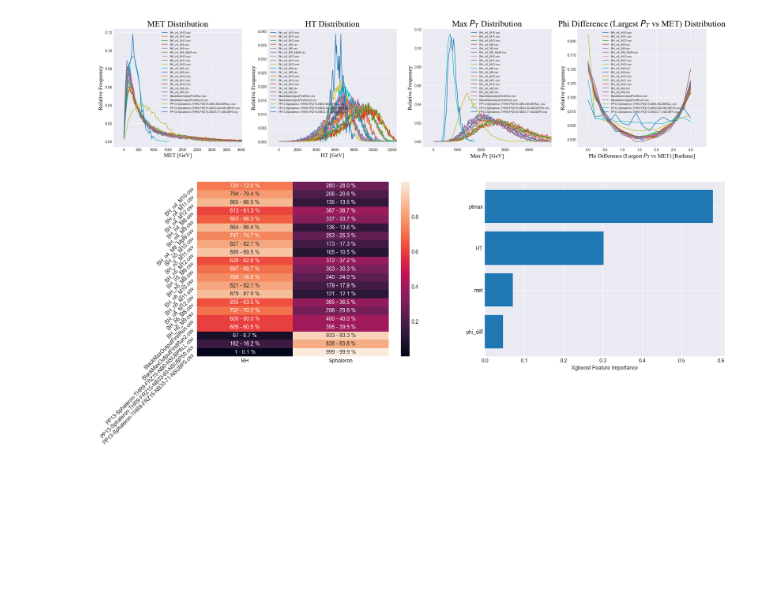
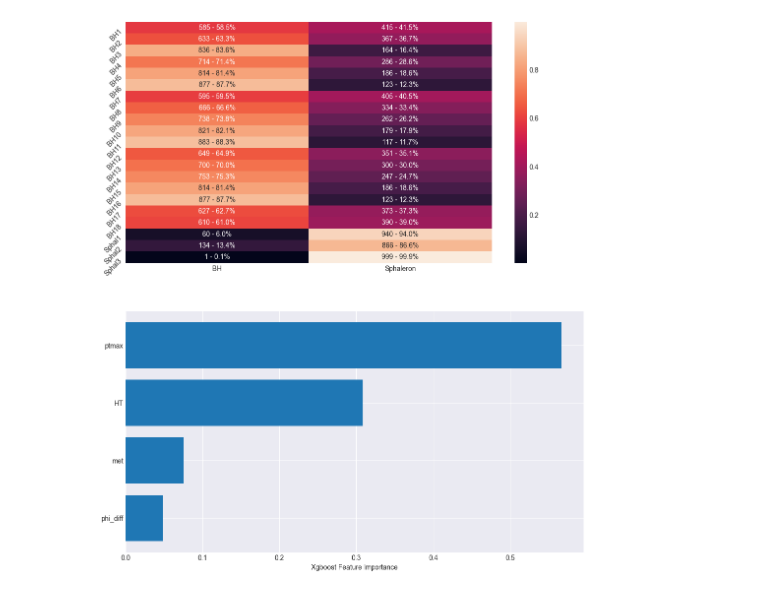
Before and after one commit to Zethrun/Phys117, a Jupyter notebook: Markus/Hub/XGBoost/XGBoostML.ipynb, the cells around one changed output. Cells and saved outputs as stored; diff of their text form; code cells hidden in the pictures; blank space fills up the shorter version.

```diff
--- a/Markus/Hub/XGBoost/XGBoostML.ipynb
+++ b/Markus/Hub/XGBoost/XGBoostML.ipynb
@@ -277,33 +281,32 @@ def model(dataframes_input, filenames_input, folders, combine):
 # %%
 data_path = work_dir + "/Markus/Hub/VariableData/"
-model_dataframes = dataframe_retriever(data_path, data_variables)
+folder_dataframes = dataframe_retriever(data_path, data_variables)
 
 combine_data = False
-# data_path = work_dir + "/Markus/Hub/Efficiencies/EfficiencyData/"
-# eff_dataframes_input = eff_retriever(data_path, combine_data)
+data_path = work_dir + "/Markus/Hub/Efficiencies/EfficiencyData/"
+eff_dataframes_input = eff_retriever(data_path, combine_data)
 
 if not combine_data:
     try:
         remove_index = folders.index("Background")
         folders = remover(folders, remove_index)
-        model_dataframes = remover(model_dataframes, remove_index)
+        folder_dataframes = remover(folder_dataframes, remove_index)
     except:
         pass
 # %%
 from Plotter import plotter
 from random import sample
 
-data_variables = ["met", "HT", "ptmax", "phi_diff"]
-model_dataframes = [[(dropper(dataframe[0], data_variables), dataframe[1]) for dataframe in dataframes] for dataframes in model_dataframes]
+data_variables = ["HT", "met", "phi_diff", "ptmax"]
 
 file_amounts = [["BH_n4_M12.csv", "BH_n5_M12.csv", "BH_n6_M12.csv"], ["PP13-Sphaleron-THR9-FRZ15-NB0-NSUBPALL.csv"]]
-model_dataframes_input = sampler(model_dataframes, file_amounts)
-filenames_input = [[dataframe[1] for dataframe in dataframes] for dataframes in model_dataframes_input]
-dataframes_input = [[dataframe[0] for dataframe in dataframes] for dataframes in model_dataframes_input]
+model_dataframes_input = sampler(folder_dataframes, file_amounts)
+model_filenames = [[dataframe[1] for dataframe in dataframes] for dataframes in model_dataframes_input]
+model_dataframes = [[dropper(dataframe[0], data_variables) for dataframe in dataframes] for dataframes in model_dataframes_input]
 
 
 combine = [True, True]
-xgb_model, xlabels, splits = model(dataframes_input, filenames_input, folders, combine)
+xgb_model, xlabels, splits = model(model_dataframes, model_filenames, folders, combine)
 # %%
 def split_data(y_pred, file_amounts):
     filenum = np.sum([file_amount if type(file_amount) == int else len(file_amount) for file_amount in file_amounts])
@@ -311,56 +314,78 @@ def split_data(y_pred, file_amounts):
     y_pred = [y_pred[i * split_num : (i + 1) * split_num] for i in range(filenum)]
 
     y_pred_data = [(np.round(y_pred[i].count(0) / split_num, 3), np.round(y_pred[i].count(1) / split_num, 3)) for i in range(len(y_pred))]
-    y_pred_labels = [(str(y_pred[i].count(0)) + " - " + str(np.round(y_pred[i].count(0) * 100/ split_num, 1)) + " %", str(y_pred[i].count(1)) + " - " + str(np.round(y_pred[i].count(1) * 100 / split_num, 1)) + " %") for i in range(len(y_pred))]
+    y_pred_labels = [(str(y_pred[i].count(0)) + " - " + str(np.round(y_pred[i].count(0) * 100 / split_num, 1)) + "%", str(y_pred[i].count(1)) + " - " + str(np.round(y_pred[i].count(1) * 100 / split_num, 1)) + "%") for i in range(len(y_pred))]
 
     return y_pred_data, y_pred_labels
 
+filenames_dict = {
+    "PP13-Sphaleron-THR9-FRZ15-NB0-NSUBPALL": "Sphal1",
+    "PP13-Sphaleron-THR9-FRZ15-NB33-60-NSUBP50": "Sphal2",
+    "PP13-Sphaleron-THR9-FRZ15-NB33-71-NSUBP5": "Sphal3",
+    "BH_n4_M8": "BH1",
+    "BH_n4_M9": "BH2",
+    "BH_n4_M9_Mpl9": "BH3",
+    "BH_n4_M10": "BH4",
+    "BH_n4_M11": "BH5",
+    "BH_n4_M12": "BH6",
+    "BH_n5_M8": "BH7",
+    "BH_n5_M9": "BH8",
+    "BH_n5_M10": "BH9",
+    "BH_n5_M11": "BH10",
+    "BH_n5_M12": "BH11",
+    "BH_n6_M8": "BH12",
+    "BH_n6_M9": "BH13",
+    "BH_n6_M10": "BH14",
+    "BH_n6_M11": "BH15",
+    "BH_n6_M12": "BH16",
+    "BlackMaxOutputFirstRun1": "BH17",
+    "BlackMaxOutputFirstRun2": "BH18",
+}
 
 file_amounts = [18, 3]
-model_dataframes_input = model_dataframes
-filenames_input = [[dataframe[1] for dataframe in dataframes] for dataframes in model_dataframes_input]
-dataframes_input = [[dataframe[0] for dataframe in dataframes] for dataframes in model_dataframes_input]
+filenames_input = [[filenames_dict[dataframe[1][:-len(".csv")]] for dataframe in dataframes] for dataframes in folder_dataframes]
+dataframes_input = [[dropper(dataframe[0], data_variables) for dataframe in dataframes] for dataframes in folder_dataframes]
 
-plotter(data_variables, dataframes_input, filenames_input, filter_strengths = [0.99, 0.99, 1, 0.975, 1], binsizes = [50, 50, 0.2, 50, 0.5])
+# plotter(data_variables, dataframes_input, filenames_input, filter_strengths = [0.995, 0.99, 1, 0.985, 1], binsizes = [50, 50, 0.2, 50, 0.5])
 
 x_test, y_test = xy_data(dataframes_input, filenames_input)
 ylabels = list_unpacker(filenames_input, [])
 
 # Make predictions with model
 y_pred = xgb_model.predict(x_test)
 y_pred = [split_index for pred_num in y_pred for split_index, split in enumerate(splits) if pred_num in split]
 
 
 
 y_pred_data, y_pred_labels = split_data(y_pred, file_amounts)
 
 
-fig = plt.figure(figsize = (18, 6))
-plt.style.use("seaborn-dark")
-subplots = fig.subplots(1, 2)
+fig = plt.figure(figsize = (12, 14))
+plt.style.use("seaborn-v0_8-dark")
+axs = fig.subplots(2, 1)
 
 
 x_ticks = np.arange(len(xlabels))
 y_ticks = np.arange(len(ylabels))
 
 import seaborn as sns
 
 # Plot confusion matrix
-ax = subplots[0]
+ax = axs[0]
 sns.heatmap(y_pred_data, annot = y_pred_labels, fmt = "", ax = ax, xticklabels = xlabels, yticklabels = ylabels)
 ax.set_yticklabels(ax.get_yticklabels(), va = "top", rotation = 45)
 
+
 # Plot variables by importance for prediction
-ax = subplots[1]
+ax = axs[1]
 ax.grid()
 sorted_idx = xgb_model.feature_importances_.argsort()
 ax.barh(np.array(data_variables)[sorted_idx], xgb_model.feature_importances_[sorted_idx])
 ax.set_xlabel("Xgboost Feature Importance")
 plt.show()
 plt.close()
 # %% [output]
-[figure, old version]
+[figure, new version]
-[figure, removed]
 # %%
 # for sphal_file in range(3):
 #     for black_file in range(18):
```
Also changed, not shown: parts of 4 cells of this notebook, 2 other files.
